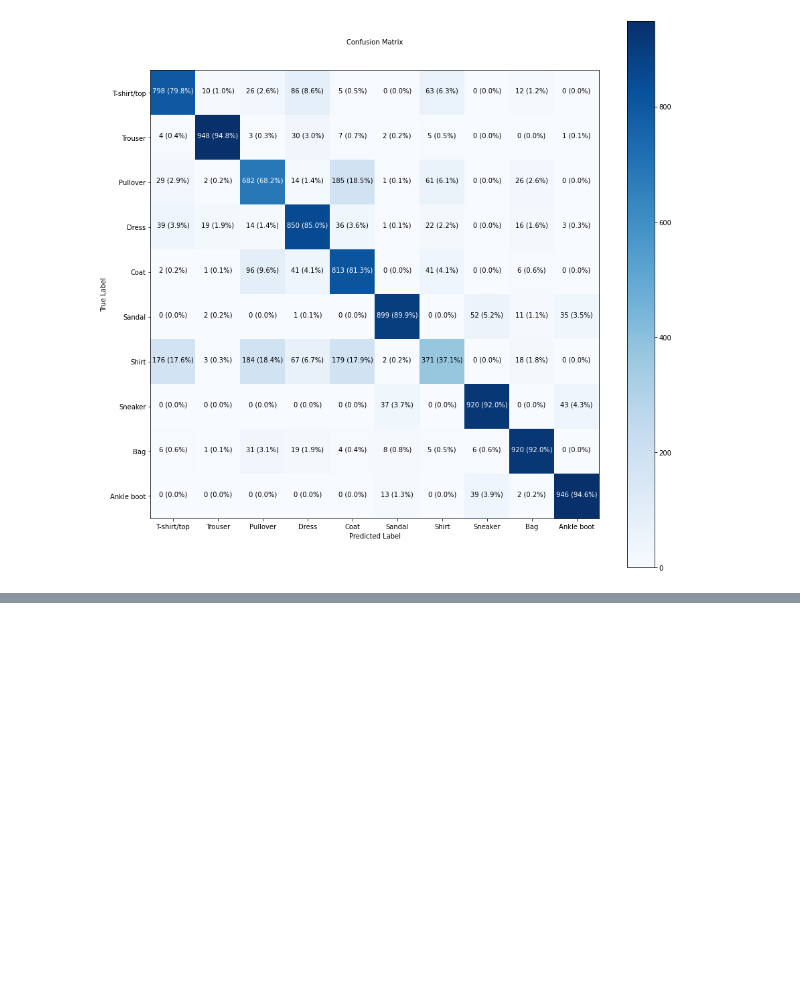
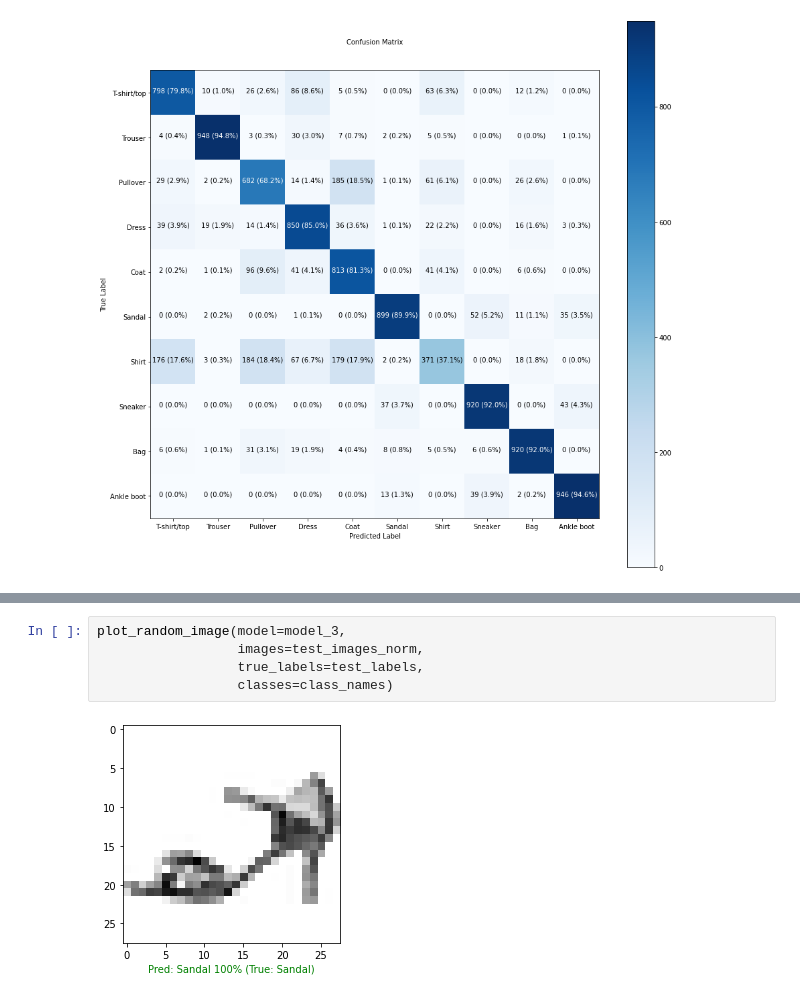
Before and after one commit to bhupendpatil/Practice, a Jupyter notebook: TensorFlow/02_neural_network_classification_with_tensorflow_exercise.ipynb, the cells around one changed output, grey strips where cells are left out. Saved outputs shown, nothing was run; the diff lists cells and outputs as text; blank space fills up the shorter version.

```diff
--- a/TensorFlow/02_neural_network_classification_with_tensorflow_exercise.ipynb
+++ b/TensorFlow/02_neural_network_classification_with_tensorflow_exercise.ipynb
@@ -361,0 +409,7 @@ make_confusion_matrix(y_true=test_labels,
+# %%
+plot_random_image(model=model_3,
+                  images=test_images_norm,
+                  true_labels=test_labels,
+                  classes=class_names)
+# %% [output]
+[figure, added]
```
Also changed, not shown: parts of 7 cells of this notebook.
